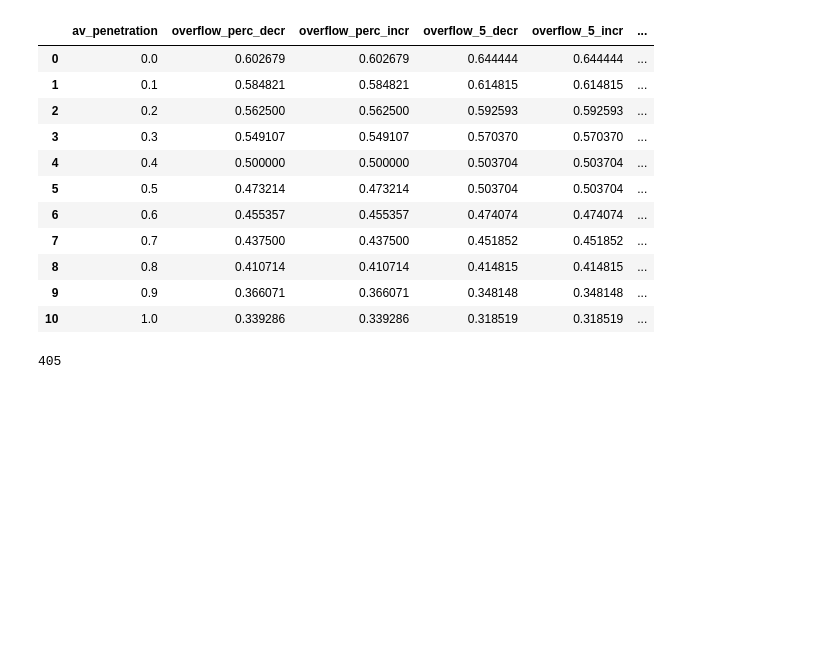
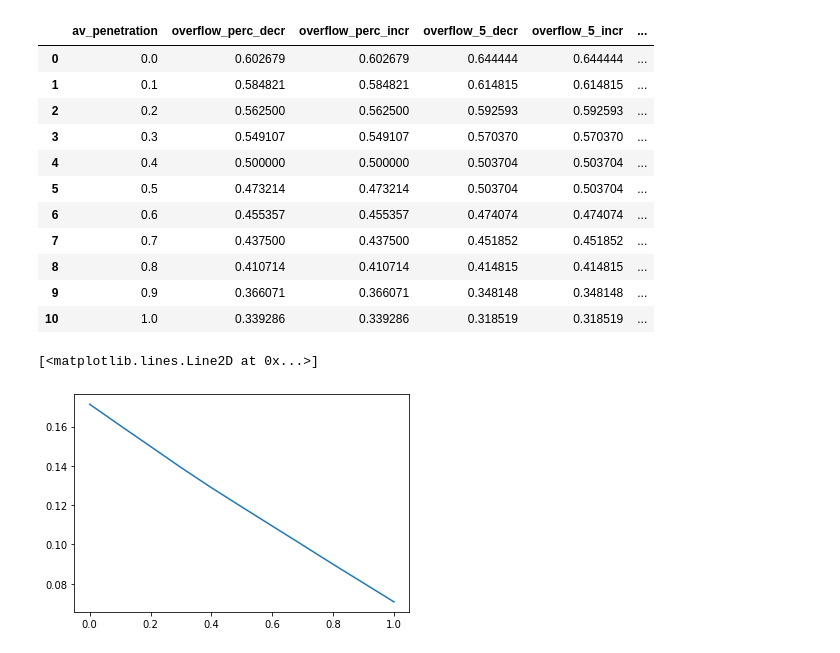
Before and after one commit to tliggett/sound_traffic, a Jupyter notebook: measuring_automation.ipynb, the cells around one changed output. Cells and saved outputs as stored; diff of their text form; code cells hidden in the pictures; blank space fills up the shorter version.

Commit message:
computed overflow rates

```diff
--- a/measuring_automation.ipynb
+++ b/measuring_automation.ipynb
@@ -250,9 +252,39 @@ overflow_rates
 | 8 | 0.8 | 0.410714 | 0.410714 | 0.414815 | 0.414815 | ... |
 | 9 | 0.9 | 0.366071 | 0.366071 | 0.348148 | 0.348148 | ... |
 | 10 | 1.0 | 0.339286 | 0.339286 | 0.318519 | 0.318519 | ... |
-# %%
-test_data = traffic_data[traffic_data.Route_ID == 405]
-test_data = test_data.reset_index()
-test_data.loc[0, 'Route_ID']
-# %% [output]
-405
+# %%
+def compute_sum_overflow(t_data, flow_rate_col, free_flow_col):
+    overflow_sum = 0
+    for i in range(len(t_data)):
+        if t_data.loc[i, flow_rate_col] > t_data.loc[i, free_flow_col]:
+                overflow_sum = overflow_sum + (t_data.loc[i, flow_rate_col] - t_data.loc[i, free_flow_col])
+
+    return overflow_sum
+
+def overflow_sum_percentage(t_data, flow_rate_col, free_flow_col):
+    return compute_sum_overflow(t_data, flow_rate_col, free_flow_col) / t_data[flow_rate_col].sum()
+
+
+
+overflow_sum_decr = []
+overflow_sum_incr = []
+for i in range(len(av_penetration)):
+    if i == 0:
+        colname1 = 'free_flow_decr'
+        colname2 = 'free_flow_incr'
+    else:
+        colname1 = f'flow_decr_ap_{av_penetration[i]}'
+        colname2 = f'flow_incr_ap_{av_penetration[i]}'
+
+    overflow_sum_decr.append(overflow_sum_percentage(traffic_data, 'rush_hour_decr_mp', colname1))
+    overflow_sum_incr.append(overflow_sum_percentage(traffic_data, 'rush_hour_incr_mp', colname2))
+
+
+overflow_rates['overflow_sum_perc_decr'] = overflow_sum_decr
+overflow_rates['overflow_sum_perc_incr'] = overflow_sum_incr
+# %%
+# plt.plot(overflow_rates['av_penetration'], overflow_rates['overflow_perc_decr'])
+plt.plot(overflow_rates['av_penetration'], overflow_rates['overflow_sum_perc_decr'])
+# %% [output]
+[<matplotlib.lines.Line2D at 0x...>]
+[figure, added]
```
Also changed, not shown: parts of 5 cells of this notebook, 5 other files.
